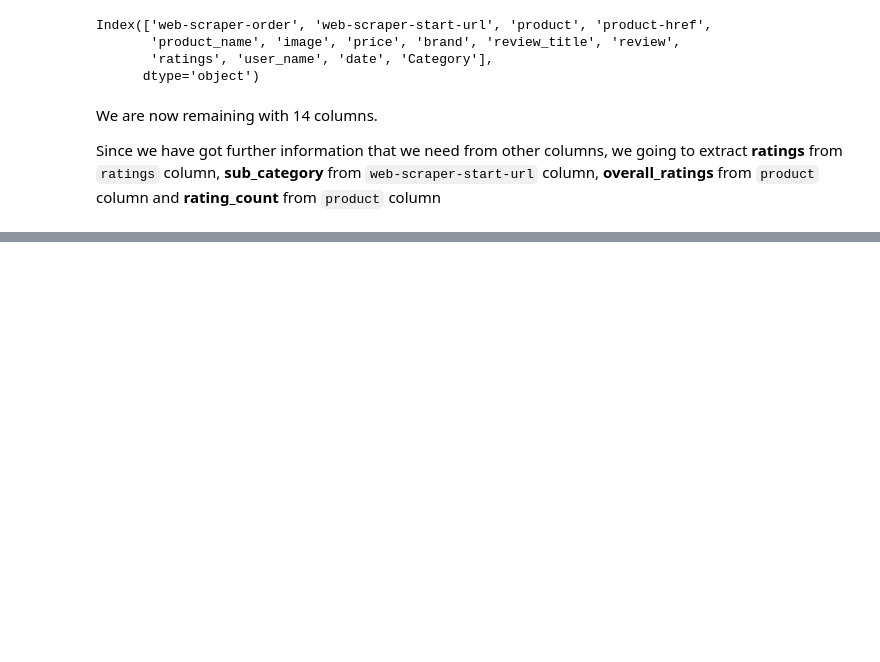
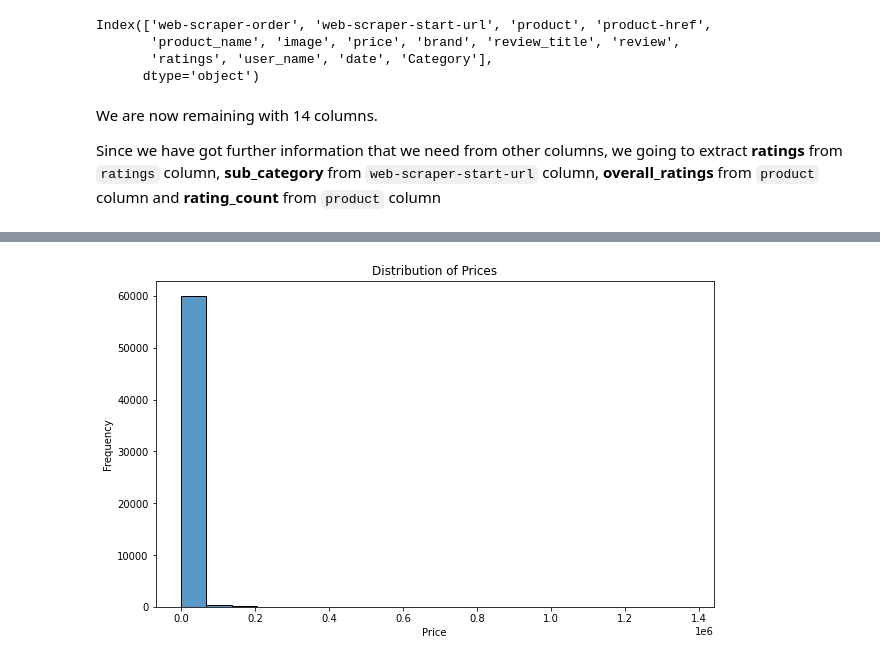
Before and after one commit to joakimTI/JUMIA-PRODUCTS-RECOMMENDATION-AND-PRODUCT-REVIEW-SYSTEM, a Jupyter notebook: index.ipynb, the cells around one changed output, grey strips where cells are left out. Saved outputs shown, nothing was run; the diff lists cells and outputs as text; code cells hidden in the pictures; blank space fills up the shorter version.

```diff
--- a/index.ipynb
+++ b/index.ipynb
@@ -272,0 +439,13 @@ We have 60411 rows and 20 columns after extraction and addition of new columns
+# %%
+# Distribution Analysis
+def plot_distribution(data, title, xlabel, ylabel):
+    plt.figure(figsize=(10, 6))
+    sns.histplot(data, bins=20)
+    plt.title(title)
+    plt.xlabel(xlabel)
+    plt.ylabel(ylabel)
+    plt.show();
+# %%
+plot_distribution(df['price'], 'Distribution of Prices', 'Price', 'Frequency')
+# %% [output]
+[figure, added]
```
Also changed, not shown: parts of 40 cells of this notebook.
